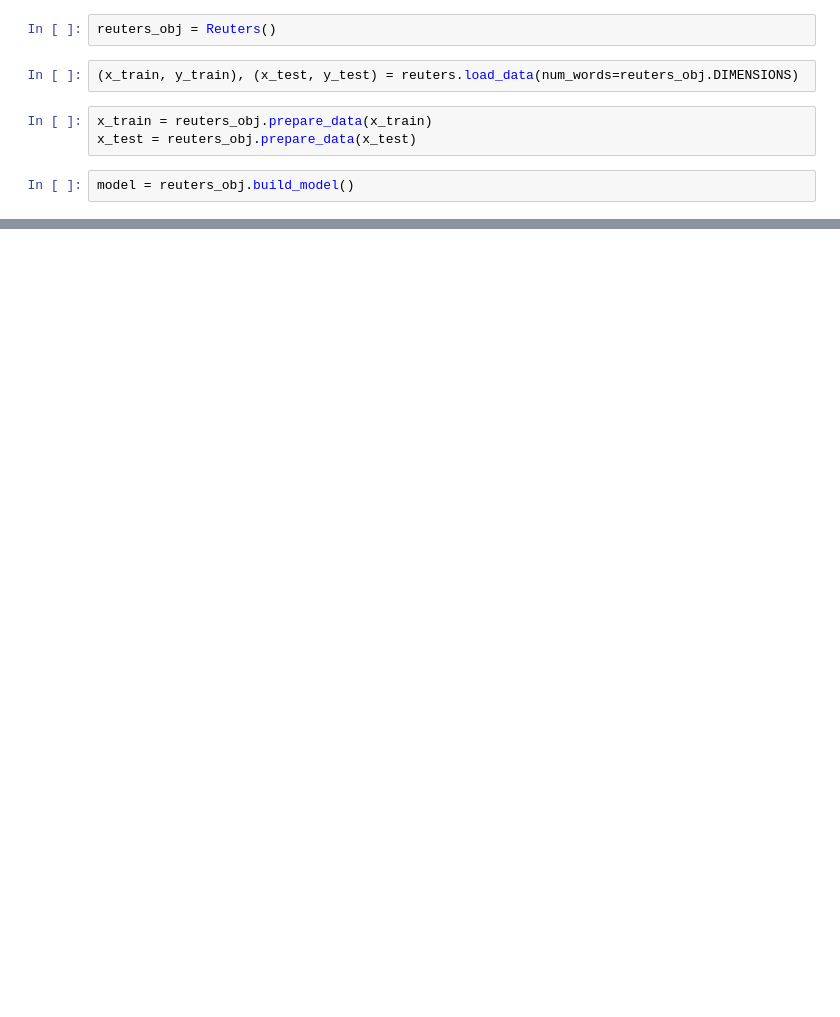
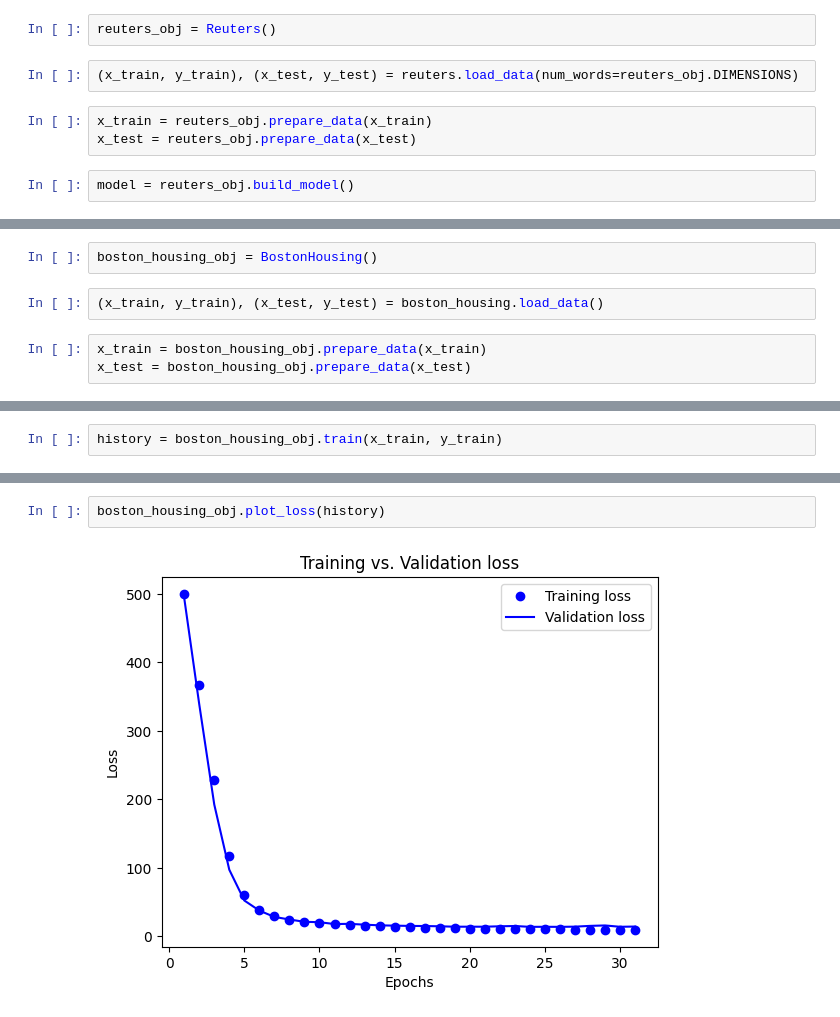
Before and after one commit to ram229kumar/ece5831-2024-assignments, a Jupyter notebook: 11/module11.ipynb, the cells around one changed output, grey strips where cells are left out. Saved outputs shown, nothing was run; the diff lists cells and outputs as text; blank space fills up the shorter version.

```diff
--- a/11/module11.ipynb
+++ b/11/module11.ipynb
@@ -131,0 +116,7 @@ TypeError: in user code:
+# %%
+boston_housing_obj = BostonHousing()
+# %%
+(x_train, y_train), (x_test, y_test) = boston_housing.load_data()
+# %%
+x_train = boston_housing_obj.prepare_data(x_train)
+x_test = boston_housing_obj.prepare_data(x_test)
@@ -131,0 +125,2 @@ TypeError: in user code:
+# %%
+history = boston_housing_obj.train(x_train, y_train)
@@ -131,0 +145,4 @@ TypeError: in user code:
+# %%
+boston_housing_obj.plot_loss(history)
+# %% [output]
+[figure, added]
```
Also changed, not shown: parts of 19 cells of this notebook, 3 other files.
